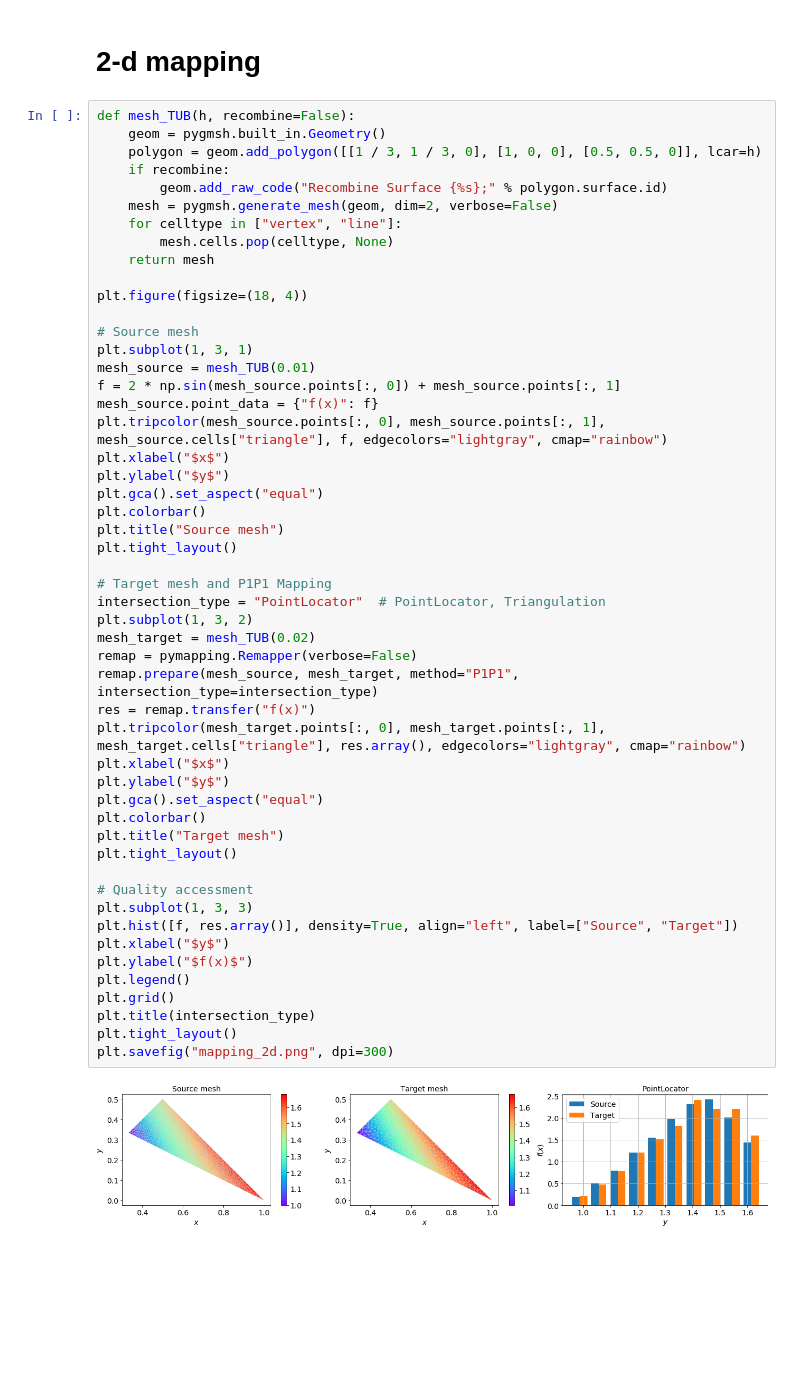
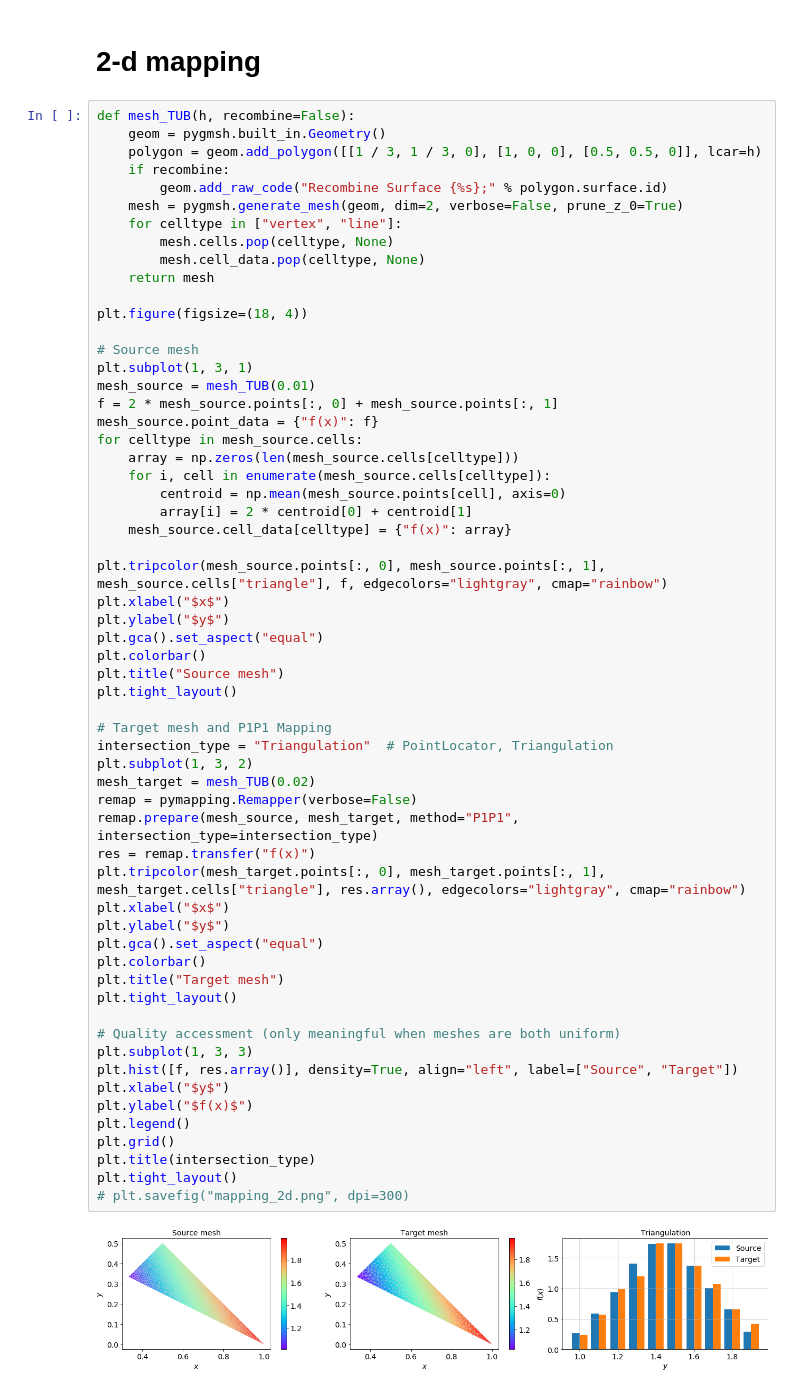
Before and after one commit to tianyikillua/pymapping, a Jupyter notebook: examples/mapping.ipynb, the cells around one changed output. Cells and saved outputs as stored; diff of their text form; blank space fills up the shorter version.

```diff
--- a/examples/mapping.ipynb
+++ b/examples/mapping.ipynb
@@ -75,9 +76,10 @@ def mesh_TUB(h, recombine=False):
     polygon = geom.add_polygon([[1 / 3, 1 / 3, 0], [1, 0, 0], [0.5, 0.5, 0]], lcar=h)
     if recombine:
         geom.add_raw_code("Recombine Surface {%s};" % polygon.surface.id)
-    mesh = pygmsh.generate_mesh(geom, dim=2, verbose=False)
+    mesh = pygmsh.generate_mesh(geom, dim=2, verbose=False, prune_z_0=True)
     for celltype in ["vertex", "line"]:
         mesh.cells.pop(celltype, None)
+        mesh.cell_data.pop(celltype, None)
     return mesh
 
 plt.figure(figsize=(18, 4))
@@ -85,40 +87,47 @@ plt.figure(figsize=(18, 4))
 # Source mesh
 plt.subplot(1, 3, 1)
 mesh_source = mesh_TUB(0.01)
-f = 2 * np.sin(mesh_source.points[:, 0]) + mesh_source.points[:, 1]
+f = 2 * mesh_source.points[:, 0] + mesh_source.points[:, 1]
 mesh_source.point_data = {"f(x)": f}
+for celltype in mesh_source.cells:
+    array = np.zeros(len(mesh_source.cells[celltype]))
+    for i, cell in enumerate(mesh_source.cells[celltype]):
+        centroid = np.mean(mesh_source.points[cell], axis=0)
+        array[i] = 2 * centroid[0] + centroid[1]
+    mesh_source.cell_data[celltype] = {"f(x)": array}
+
 plt.tripcolor(mesh_source.points[:, 0], mesh_source.points[:, 1], mesh_source.cells["triangle"], f, edgecolors="lightgray", cmap="rainbow")
 plt.xlabel("$x$")
 plt.ylabel("$y$")
 plt.gca().set_aspect("equal")
 plt.colorbar()
 plt.title("Source mesh")
 plt.tight_layout()
 
 # Target mesh and P1P1 Mapping
-intersection_type = "PointLocator"  # PointLocator, Triangulation
+intersection_type = "Triangulation"  # PointLocator, Triangulation
 plt.subplot(1, 3, 2)
 mesh_target = mesh_TUB(0.02)
 remap = pymapping.Remapper(verbose=False)
 remap.prepare(mesh_source, mesh_target, method="P1P1", intersection_type=intersection_type)
 res = remap.transfer("f(x)")
 plt.tripcolor(mesh_target.points[:, 0], mesh_target.points[:, 1], mesh_target.cells["triangle"], res.array(), edgecolors="lightgray", cmap="rainbow")
 plt.xlabel("$x$")
 plt.ylabel("$y$")
 plt.gca().set_aspect("equal")
 plt.colorbar()
 plt.title("Target mesh")
 plt.tight_layout()
 
-# Quality accessment
+# Quality accessment (only meaningful when meshes are both uniform)
 plt.subplot(1, 3, 3)
 plt.hist([f, res.array()], density=True, align="left", label=["Source", "Target"])
 plt.xlabel("$y$")
 plt.ylabel("$f(x)$")
 plt.legend()
 plt.grid()
 plt.title(intersection_type)
 plt.tight_layout()
-plt.savefig("mapping_2d.png", dpi=300)
+# plt.savefig("mapping_2d.png", dpi=300)
 # %% [output]
-[figure, old version]
+[figure, new version]
```
Also changed, not shown: parts of 4 cells of this notebook, 5 other files.
